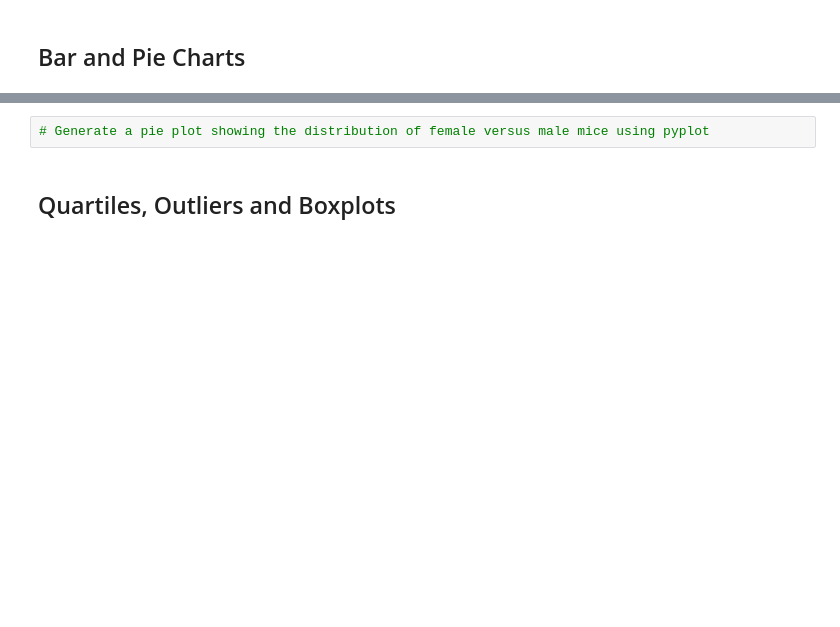
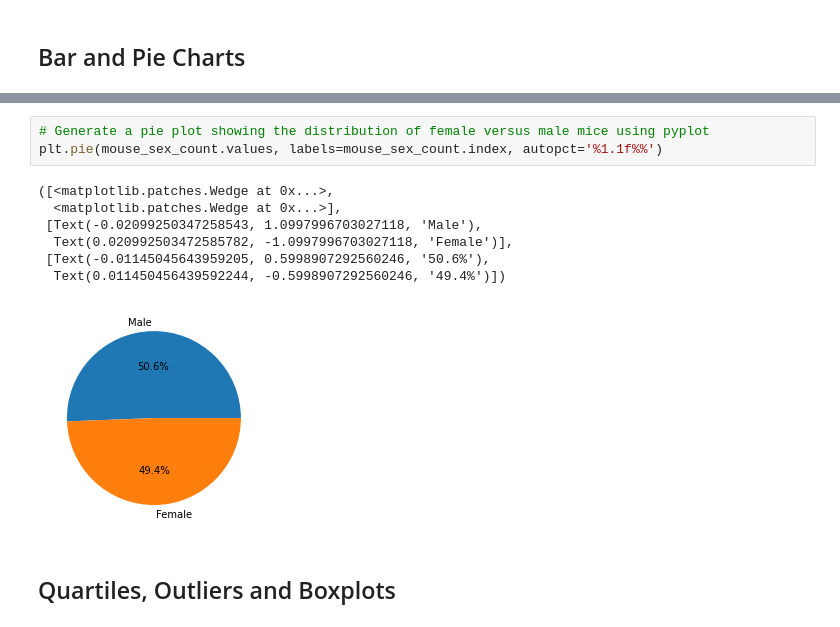
Before and after one commit to krfennel/matplotlib---challenge, a Jupyter notebook: 05-Matplotlib/Instructions/Pymaceuticals/pymaceuticals_starter.ipynb, the cells around one changed output, grey strips where cells are left out. Drawn from its saved outputs; the diff is of its cells as text; blank space fills up the shorter version.

```diff
--- a/05-Matplotlib/Instructions/Pymaceuticals/pymaceuticals_starter.ipynb
+++ b/05-Matplotlib/Instructions/Pymaceuticals/pymaceuticals_starter.ipynb
@@ -110,5 +204,14 @@ total_mice
 # %%
 # Generate a pie plot showing the distribution of female versus male mice using pyplot
+plt.pie(mouse_sex_count.values, labels=mouse_sex_count.index, autopct='%1.1f%%')
+# %% [output]
+([<matplotlib.patches.Wedge at 0x...>,
+  <matplotlib.patches.Wedge at 0x...>],
+ [Text(-0.02099250347258543, 1.0997996703027118, 'Male'),
+  Text(0.020992503472585782, -1.0997996703027118, 'Female')],
+ [Text(-0.01145045643959205, 0.5998907292560246, '50.6%'),
+  Text(0.011450456439592244, -0.5998907292560246, '49.4%')])
+[figure, added]
 # %% [markdown]
 ## Quartiles, Outliers and Boxplots
 # %%
```
Also changed, not shown: parts of 10 cells of this notebook, 1 other file.
